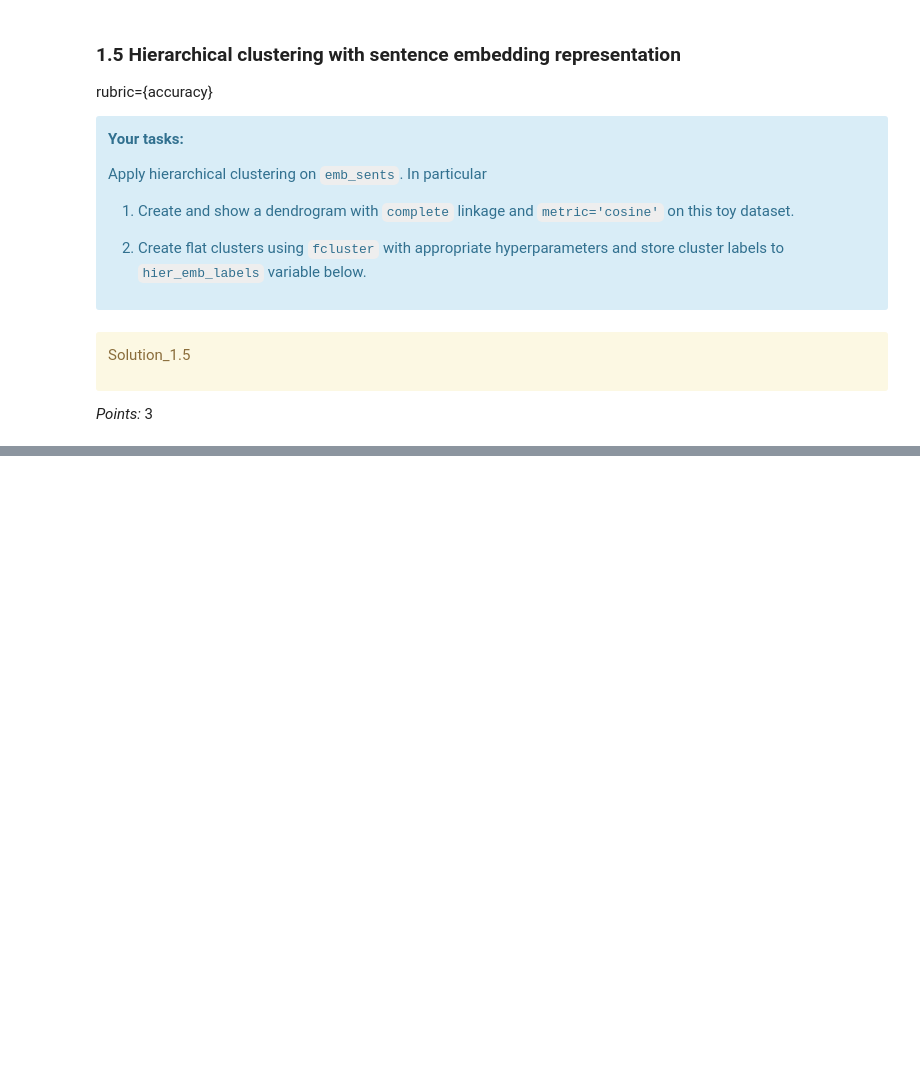
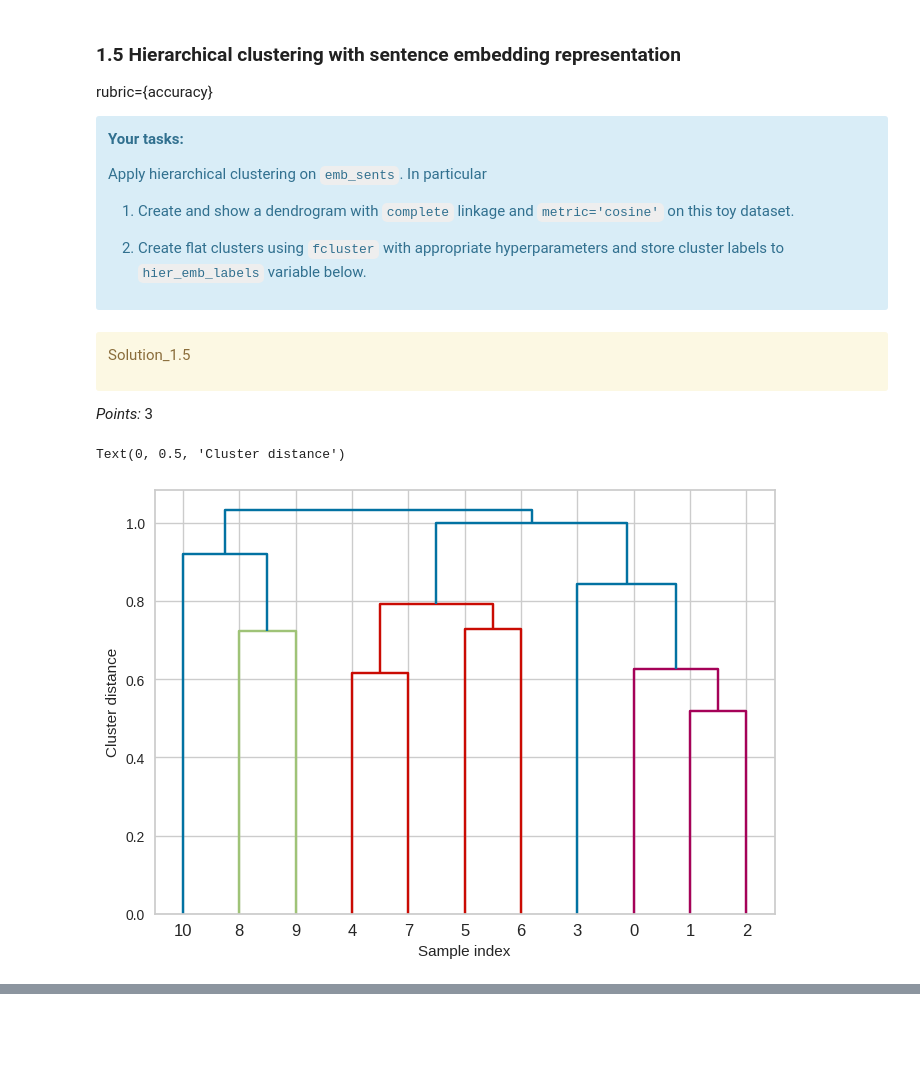
Before and after one commit to anna-si-tu/HW6, a Jupyter notebook: hw6.ipynb, the cells around one changed output, grey strips where cells are left out. Saved outputs shown, nothing was run; the diff lists cells and outputs as text; code cells hidden in the pictures; blank space fills up the shorter version.

```diff
--- a/hw6.ipynb
+++ b/hw6.ipynb
@@ -372,0 +431,7 @@ _Points:_ 4
+# %%
+from sklearn.cluster import DBSCAN
+
+dbscan = DBSCAN(eps=0.5, min_samples=1, metric = 'cosine')
+dbscan.fit(emb_sents)
+
+dbscan.fit_predict(emb_sents) # 11 clusters which is way too much
@@ -372,0 +452,8 @@ _Points:_ 4
+# %%
+dbscan = DBSCAN(eps=0.8, min_samples=1, metric='cosine')
+dbscan.fit(emb_sents)
+labels = dbscan.fit_predict(emb_sents)
+
+print(labels)
+
+# choose eps=0.8 as it has 3 clusters
@@ -409,0 +511,9 @@ hier_emb_labels = ...
+# %%
+linkage_array = linkage(emb_sents, method="complete", metric="cosine")
+ax = plt.gca()
+dendrogram(linkage_array, ax=ax, color_threshold=0.8)  # adjust threshold
+plt.xlabel("Sample index")
+plt.ylabel("Cluster distance")
+# %% [output]
+Text(0, 0.5, 'Cluster distance')
+[figure, added]
```
Also changed, not shown: parts of 59 cells of this notebook.
